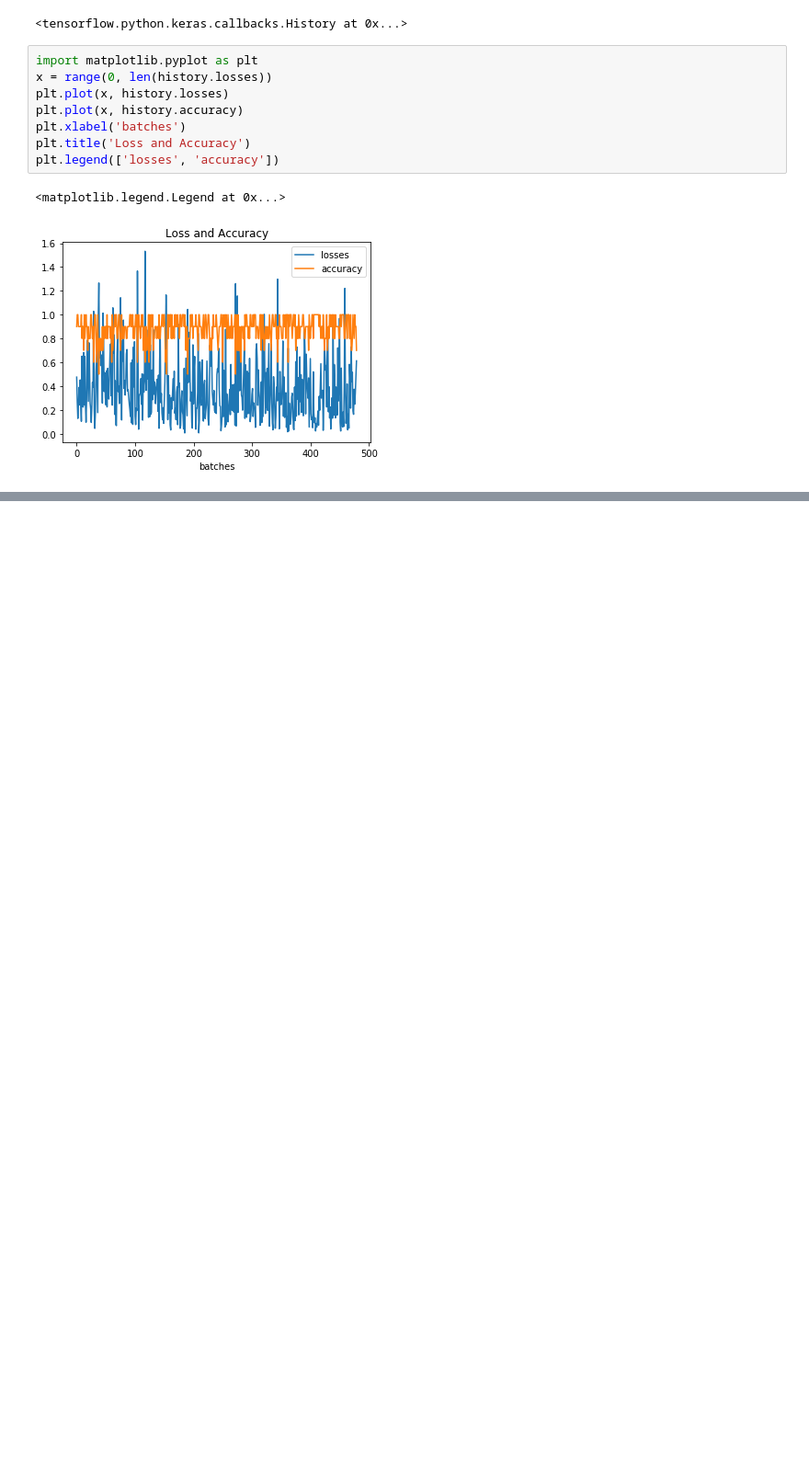
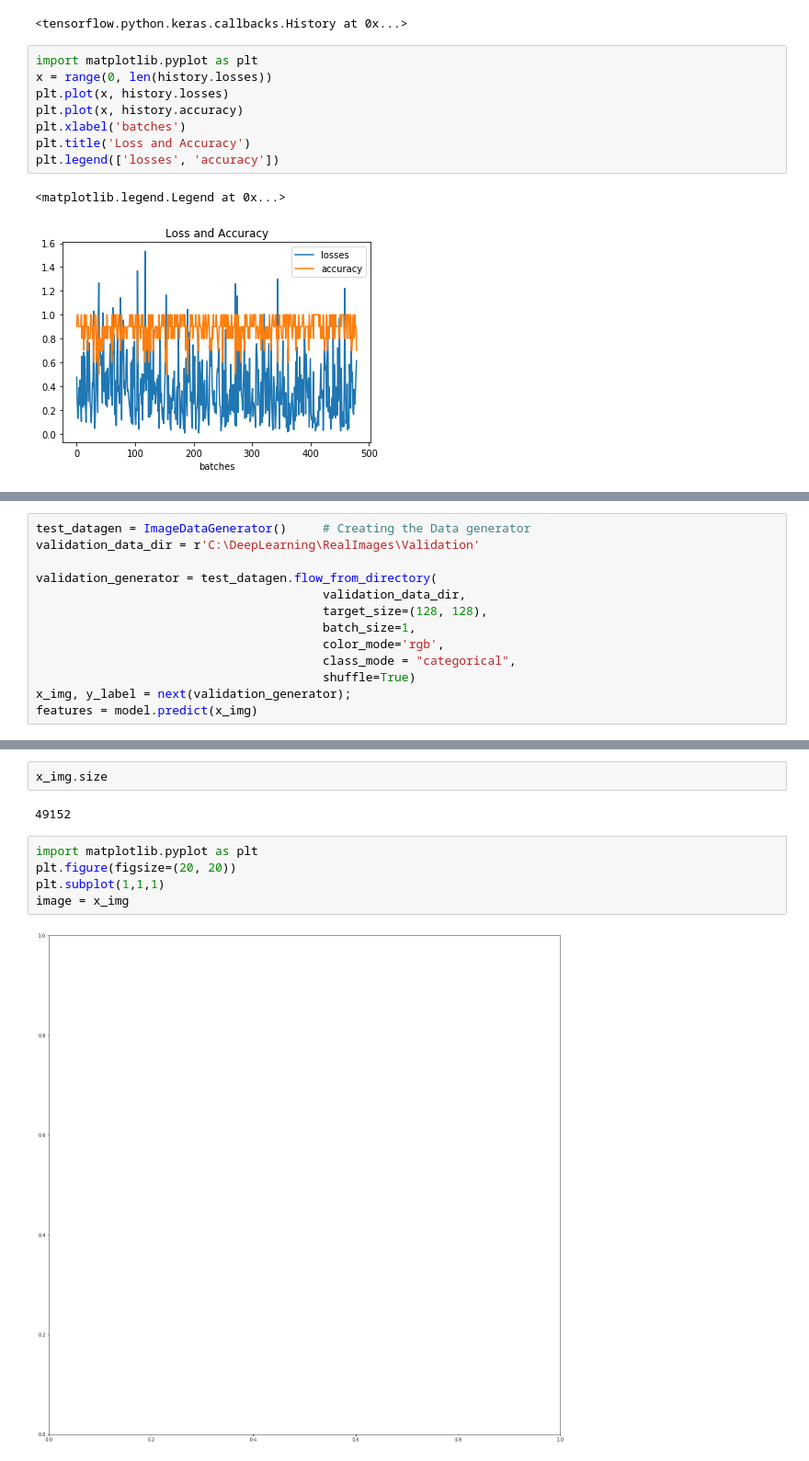
Before and after one commit to stavco9/landmarksColman, a Jupyter notebook: ML2/ml2.ipynb, the cells around one changed output, grey strips where cells are left out. Shown at 92% size. Drawn from its saved outputs; the diff is of its cells as text; blank space fills up the shorter version.

```diff
--- a/ML2/ml2.ipynb
+++ b/ML2/ml2.ipynb
@@ -239,0 +318,13 @@ plt.legend(['losses', 'accuracy'])
+# %%
+test_datagen = ImageDataGenerator()     # Creating the Data generator
+validation_data_dir = r'C:\DeepLearning\RealImages\Validation'
+
+validation_generator = test_datagen.flow_from_directory(
+                                        validation_data_dir,
+                                        target_size=(128, 128),
+                                        batch_size=1,
+                                        color_mode='rgb',
+                                        class_mode = "categorical",
+                                        shuffle=True)
+x_img, y_label = next(validation_generator);
+features = model.predict(x_img)
@@ -239,0 +353,11 @@ plt.legend(['losses', 'accuracy'])
+# %%
+x_img.size
+# %% [output]
+49152
+# %%
+import matplotlib.pyplot as plt
+plt.figure(figsize=(20, 20))
+plt.subplot(1,1,1)
+image = x_img
+# %% [output]
+[figure, added]
```
Also changed, not shown: parts of 10 cells of this notebook, 6 other files.
